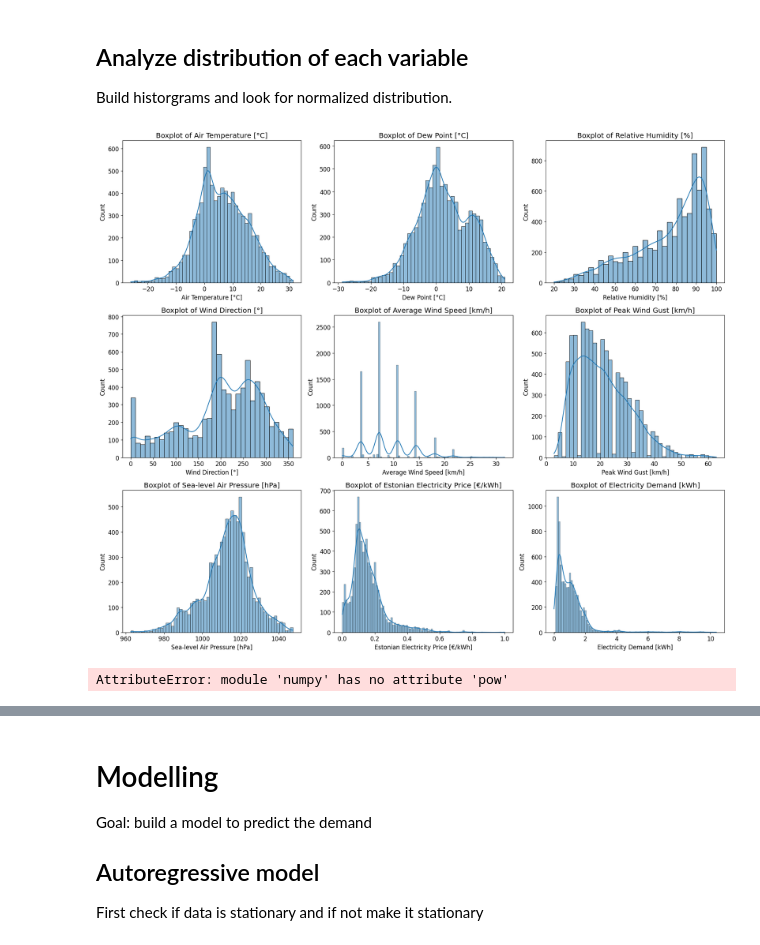
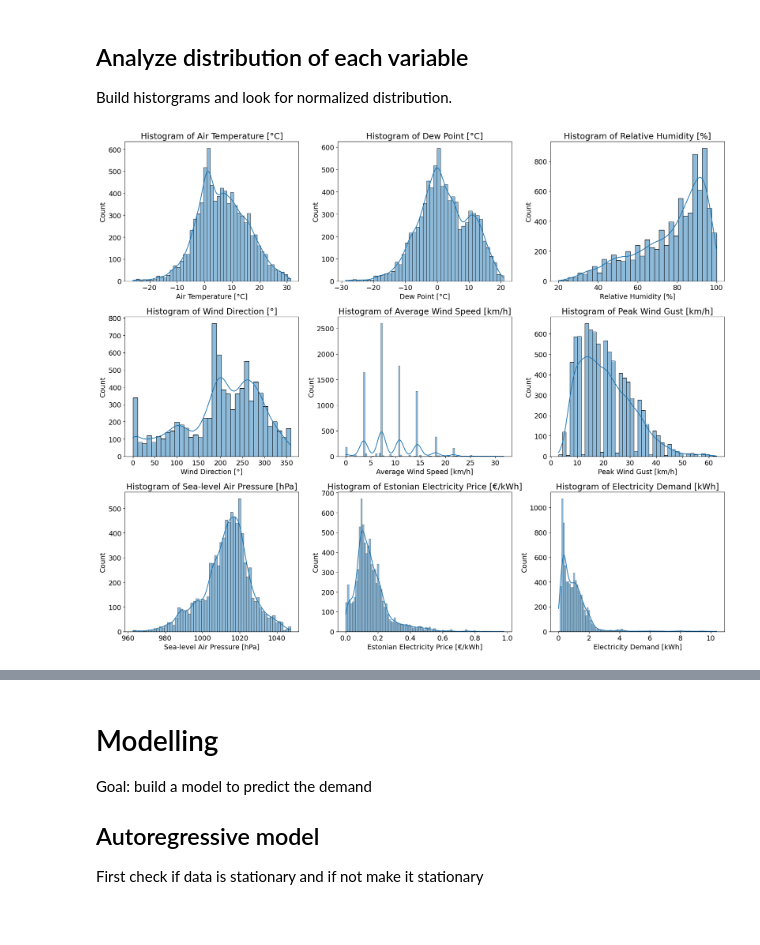
Before and after one commit to niloos/its8080-project-2, a Jupyter notebook: project-2.ipynb, the cells around one changed output, grey strips where cells are left out. Cells and saved outputs as stored; diff of their text form; code cells hidden in the pictures.

```diff
--- a/project-2.ipynb
+++ b/project-2.ipynb
@@ -3,9 +3,16 @@ import numpy as np
 import pandas as pd
 import matplotlib.pyplot as plt
 import seaborn as sns
-from datetime import datetime, timedelta
+import math
+from datetime import datetime
 from zoneinfo import ZoneInfo
-import math
-from sklearn.preprocessing import minmax_scale
+from statsmodels.tsa.arima.model import ARIMA
+from statsmodels.tsa.statespace.sarimax import SARIMAX
+from sklearn.metrics import mean_absolute_error
+from sklearn.feature_selection import mutual_info_regression
+from statsmodels.tsa.seasonal import seasonal_decompose
+from statsmodels.tsa.stattools import adfuller
+from statsmodels.graphics.tsaplots import plot_acf
+from statsmodels.graphics.tsaplots import plot_pacf
 
-plt.rcParams.update({'font.size': 12})
+plt.rcParams.update({'font.size': 14})
@@ -13,9 +24,10 @@ plt.rcParams.update({'font.size': 12})
 # import dataset
 df_train = pd.read_csv('data/train.csv', delimiter=',', decimal='.')
 
-df_train['time'] = pd.to_datetime(df_train['time'], errors='coerce')
+df_train['time'] = pd.to_datetime(df_train['time'], errors='coerce', utc=True).map(lambda x: x.tz_convert('Europe/Tallinn'))
 
 df_train.set_index('time', inplace=True)
+df_train = df_train.asfreq('h')
 
 df_train.info() # all columns are full except snow and demand
 
@@ -258,52 +317,45 @@ plt.savefig("diagrams/boxplots_data.pdf")
 
 Build historgrams and look for normalized distribution.
 # %%
-# Set the number of columns you want for your subplots
+# plot boxplot of each feature
 ncols = 3
-nrows = math.ceil(len(df_train.columns) / ncols)  # Calculate number of rows needed
+nrows = math.ceil(len(df_train.columns) / ncols) # calculate num rows dynamically
 
-# Create subplots with multiple columns
 fig, axes = plt.subplots(nrows=nrows, ncols=ncols, figsize=(18, 5 * nrows))
-
-# Flatten the axes array for easier indexing
 axes = axes.flatten()
 
-# Loop through each column and create a seaborn boxplot in each subplot
+# plot each subgraph
 for i, col in enumerate(df_train.columns):
     sns.histplot(data=df_train, x=col, ax=axes[i], kde=True)
-    axes[i].set_title(f'Boxplot of {labels[col]}')
+    axes[i].set_title(f'Histogram of {labels[col]}')
     axes[i].set_xlabel(labels[col])
 
-# Remove any empty subplots
 for j in range(i+1, len(axes)):
     fig.delaxes(axes[j])
 
-# Adjust layout to prevent overlap
 plt.tight_layout()
-
-# Display the plots
-plt.savefig("diagrams/boxplots_data.pdf")
+plt.savefig("diagrams/hist_before.pdf")
 # %% [output]
-[figure, old version]
+[figure, new version]
 # %%
+# make some example transformations
+
 df_standard = df_train.copy()
 
-# humidity is left-skewd
-df_standard['rhum'] = np.pow(df_standard['rhum'].max() - df_standard['rhum'], 1/3)
+# left-skewd
+df_standard['rhum'] = np.power(df_standard['rhum'].max() - df_standard['rhum'], 1/3)
 
-# peal wind gust is right-skewd
-df_standard['wpgt'] = np.pow(df_standard['wpgt'], 1/2)
+# right-skewd
+df_standard['wpgt'] = np.power(df_standard['wpgt'], 1/2)
+df_standard['wspd'] = np.power(df_standard['wspd'], 1/2)
+df_standard['price'] = np.power(df_standard['price'], 1/3)
 
-# price is right skewd
-df_standard['price'] = np.pow(df_standard['price'], 1/3)
+# wind direction is more complicated
+df_standard['wdir'] = np.power(df_standard['wdir'], 1/2)
+df_standard['wdir'] = np.power(df_standard['wdir'].max() - df_standard['wdir'], 1/2)
 
-# wind direction
-df_standard['wdir'] = np.pow(df_standard['wdir'], 1/2)
-df_standard['wdir'] = np.pow(df_standard['wdir'].max() - df_standard['wdir'], 1/2)
-
-df_standard['price'] = minmax_scale(df_standard['price'])
-
-# normalization
+# normalization -> done if needed later
+#from sklearn.preprocessing import MinMaxScaler
+#scaler = MinMaxScaler()
+#df_standard = train_multi_sc = pd.DataFrame(scaler.fit_transform(df_standard), columns=df_standard.columns, index=df_standard.index)
-# %% [output]
-AttributeError: module 'numpy' has no attribute 'pow'
 # %%
```
Also changed, not shown: parts of 40 cells of this notebook, 12 other files.
